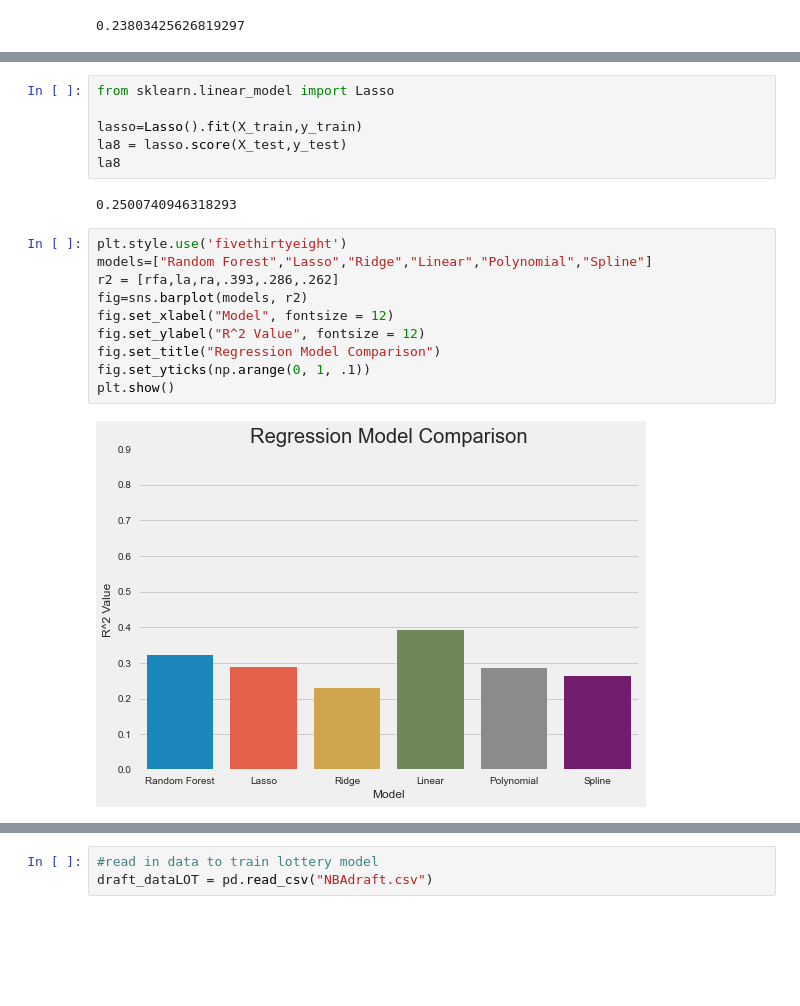
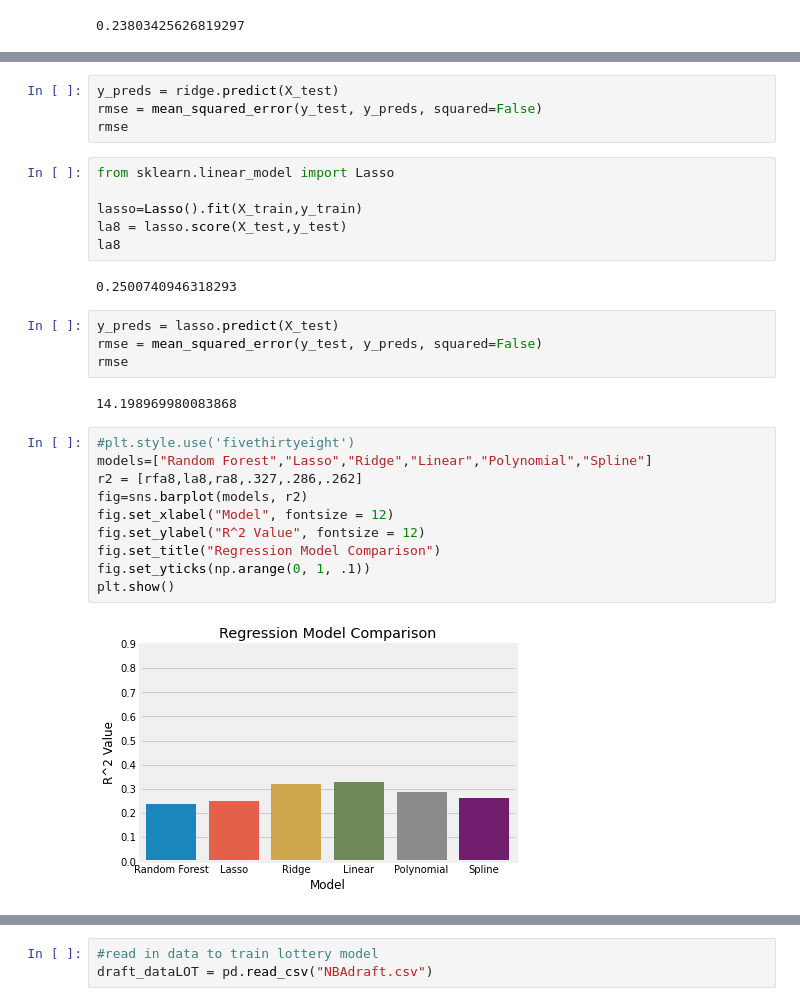
Before and after one commit to jpicc/NBA-Draft-Predictor, a Jupyter notebook: Draft_Pick_Predictor.ipynb, the cells around one changed output, grey strips where cells are left out. Drawn from its saved outputs; the diff is of its cells as text; blank space fills up the shorter version.

Commit message:
includes lottery prediction

```diff
--- a/Draft_Pick_Predictor.ipynb
+++ b/Draft_Pick_Predictor.ipynb
@@ -169,3 +179,7 @@ ra8
+# %%
+y_preds = ridge.predict(X_test)
+rmse = mean_squared_error(y_test, y_preds, squared=False)
+rmse
 # %%
 from sklearn.linear_model import Lasso
 
@@ -174,15 +188,21 @@ la8 = lasso.score(X_test,y_test)
 la8
 # %% [output]
 0.2500740946318293
+# %%
+y_preds = lasso.predict(X_test)
+rmse = mean_squared_error(y_test, y_preds, squared=False)
+rmse
+# %% [output]
+14.198969980083868
 # %%
-plt.style.use('fivethirtyeight')
+#plt.style.use('fivethirtyeight')
 models=["Random Forest","Lasso","Ridge","Linear","Polynomial","Spline"]
-r2 = [rfa,la,ra,.393,.286,.262]
+r2 = [rfa8,la8,ra8,.327,.286,.262]
 fig=sns.barplot(models, r2)
 fig.set_xlabel("Model", fontsize = 12)
 fig.set_ylabel("R^2 Value", fontsize = 12)
 fig.set_title("Regression Model Comparison")
 fig.set_yticks(np.arange(0, 1, .1))
 plt.show()
 # %% [output]
-[figure, old version]
+[figure, new version]
```
Also changed, not shown: parts of 10 cells of this notebook.
